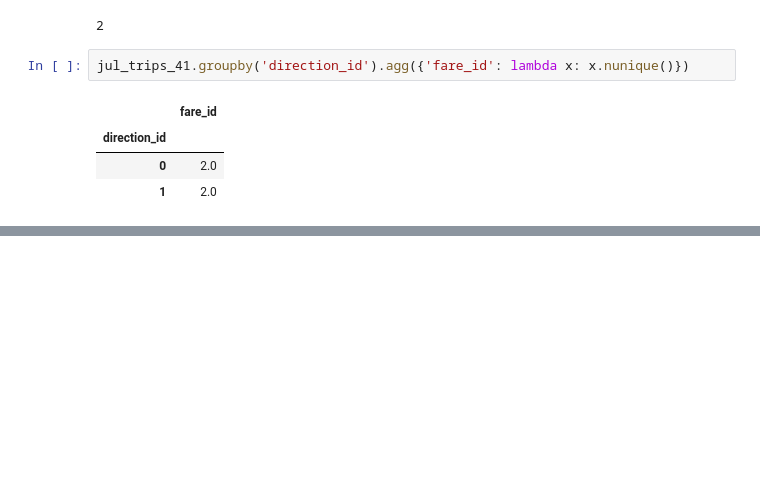
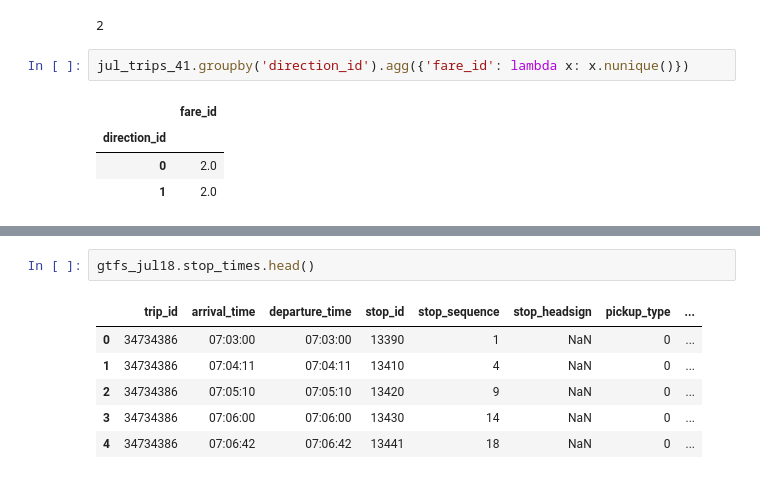
Before and after one commit to 350Seattle-Transportation-Team/gtfs-realtime, a Jupyter notebook: data_transformation/02_work_on_gtfs_classes.ipynb, the cells around one changed output, grey strips where cells are left out. Cells and saved outputs as stored; diff of their text form; blank space fills up the shorter version.

```diff
--- a/data_transformation/02_work_on_gtfs_classes.ipynb
+++ b/data_transformation/02_work_on_gtfs_classes.ipynb
@@ -561,0 +609,9 @@ TypeError: '<' not supported between instances of 'StaticGTFS' and 'StaticGTFS'
+# %%
+gtfs_jul18.stop_times.head()
+# %% [output]
+|  | trip_id | arrival_time | departure_time | stop_id | stop_sequence | stop_headsign | pickup_type | ... |
+| 0 | 34734386 | 07:03:00 | 07:03:00 | 13390 | 1 | NaN | 0 | ... |
+| 1 | 34734386 | 07:04:11 | 07:04:11 | 13410 | 4 | NaN | 0 | ... |
+| 2 | 34734386 | 07:05:10 | 07:05:10 | 13420 | 9 | NaN | 0 | ... |
+| 3 | 34734386 | 07:06:00 | 07:06:00 | 13430 | 14 | NaN | 0 | ... |
+| 4 | 34734386 | 07:06:42 | 07:06:42 | 13441 | 18 | NaN | 0 | ... |
```
Also changed, not shown: parts of 19 cells of this notebook, 1 other file.
